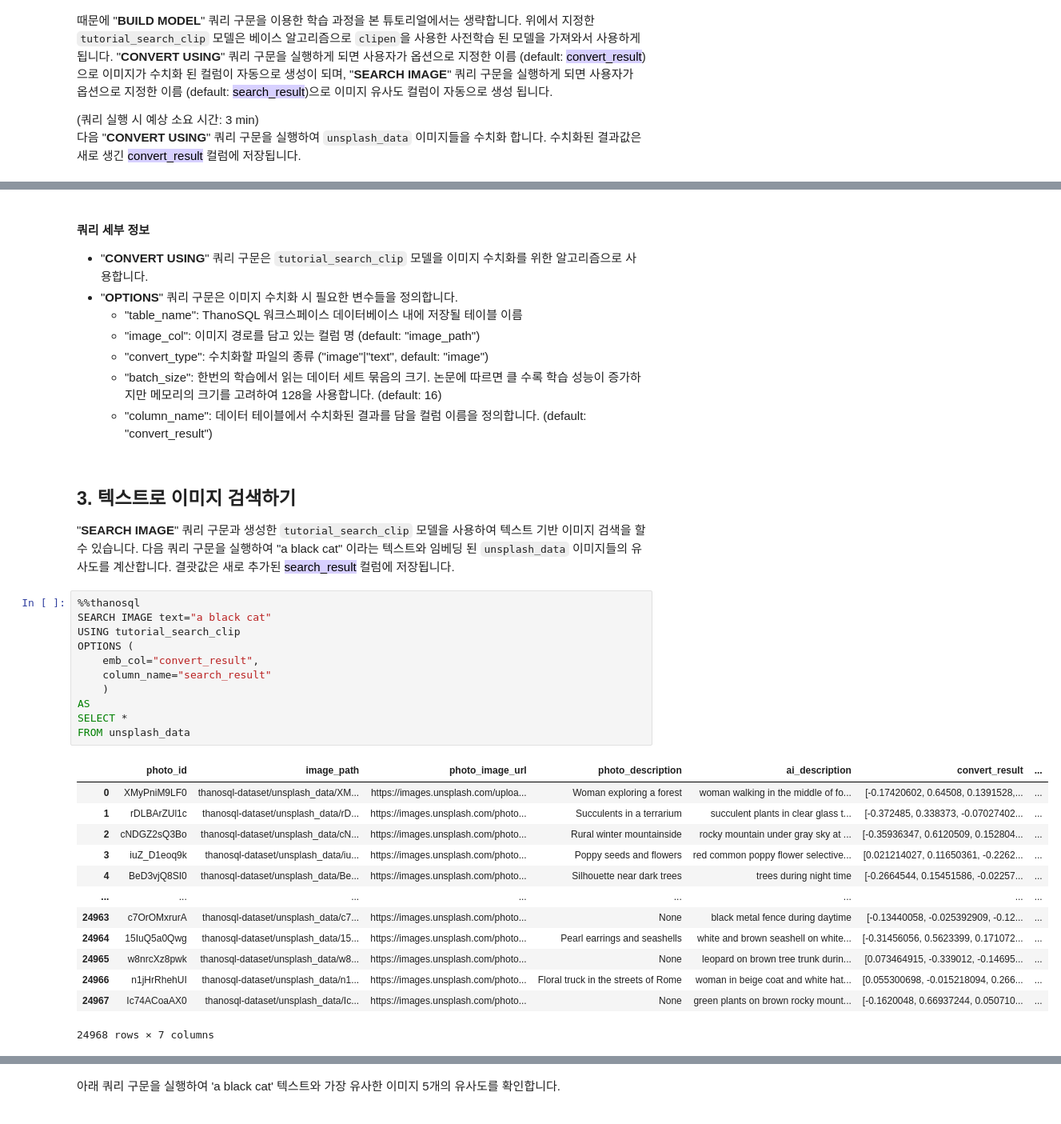
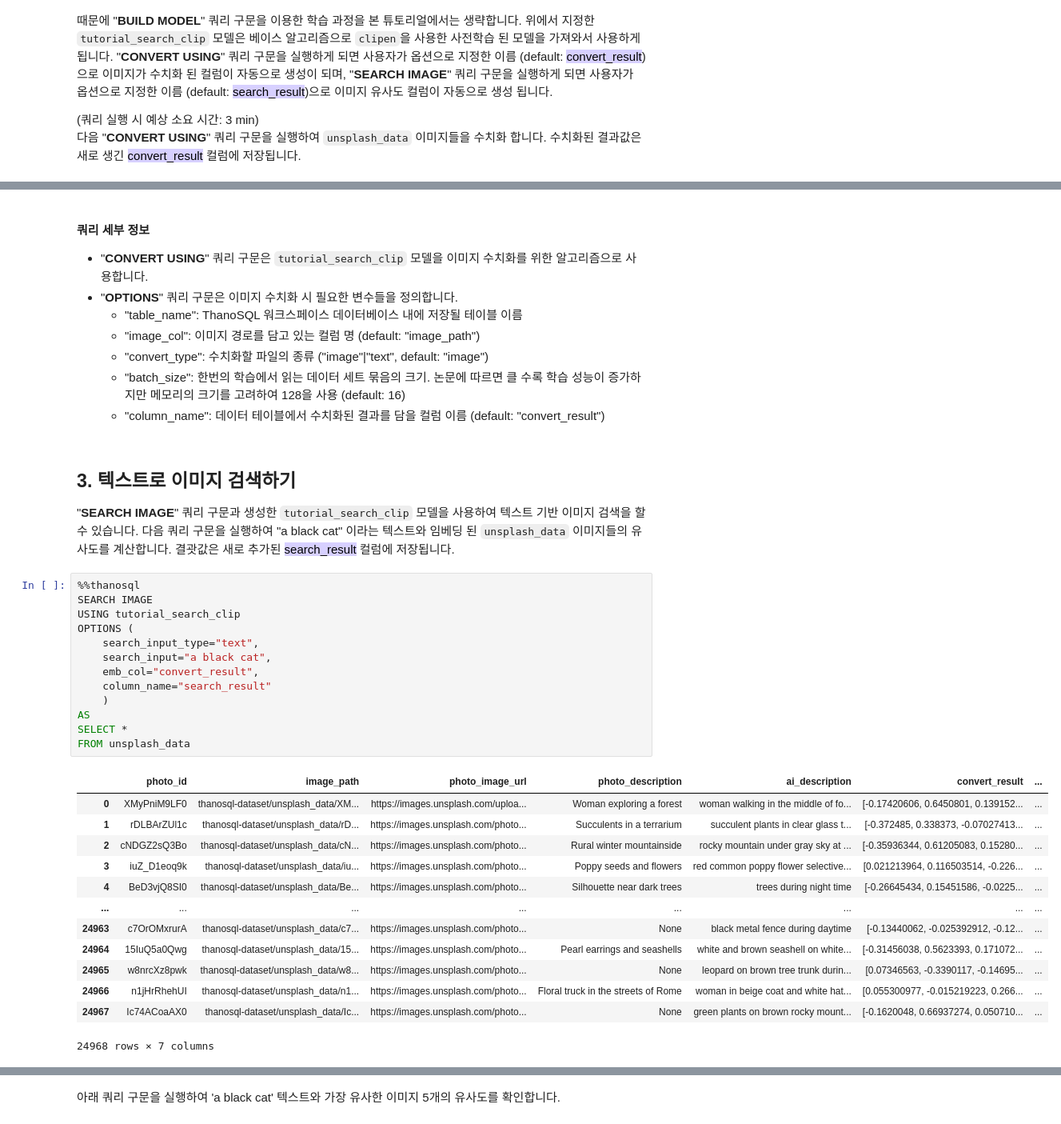
Before and after one commit to smartmind-team/thanosql-tutorial, a Jupyter notebook: tutorial/thanosql_search/search_image_by_text.ipynb, the cells around one changed output, grey strips where cells are left out. Shown at 80% size. Drawn from its saved outputs; the diff is of its cells as text.

```diff
--- a/tutorial/thanosql_search/search_image_by_text.ipynb
+++ b/tutorial/thanosql_search/search_image_by_text.ipynb
@@ -190,8 +190,8 @@ FROM unsplash_data
             <li>"table_name": ThanoSQL 워크스페이스 데이터베이스 내에 저장될 테이블 이름</li>
             <li>"image_col": 이미지 경로를 담고 있는 컬럼 명 (default: "image_path")</li>
             <li>"convert_type": 수치화할 파일의 종류 ("image"|"text", default: "image")</li>
-            <li>"batch_size": 한번의 학습에서 읽는 데이터 세트 묶음의 크기. 논문에 따르면 클 수록 학습 성능이 증가하지만 메모리의 크기를 고려하여 128을 사용합니다. (default: 16)</li>
-            <li>"column_name": 데이터 테이블에서 수치화된 결과를 담을 컬럼 이름을 정의합니다. (default: "convert_result")</li>
+            <li>"batch_size": 한번의 학습에서 읽는 데이터 세트 묶음의 크기. 논문에 따르면 클 수록 학습 성능이 증가하지만 메모리의 크기를 고려하여 128을 사용 (default: 16)</li>
+            <li>"column_name": 데이터 테이블에서 수치화된 결과를 담을 컬럼 이름 (default: "convert_result")</li>
         </ul>
         </li>
     </ul>
@@ -205,28 +205,30 @@ FROM unsplash_data
 저장됩니다.
 # %%
 %%thanosql
-SEARCH IMAGE text="a black cat"
+SEARCH IMAGE
 USING tutorial_search_clip
 OPTIONS (
+    search_input_type="text",
+    search_input="a black cat",
     emb_col="convert_result",
     column_name="search_result"
     )
 AS
 SELECT *
 FROM unsplash_data
 # %% [output]
 |  | photo_id | image_path | photo_image_url | photo_description | ai_description | convert_result | ... |
-| 0 | XMyPniM9LF0 | thanosql-dataset/unsplash_data/XM... | https://images.unsplash.com/uploa... | Woman exploring a forest | woman walking in the middle of fo... | [-0.17420602, 0.64508, 0.1391528,... | ... |
-| 1 | rDLBArZUl1c | thanosql-dataset/unsplash_data/rD... | https://images.unsplash.com/photo... | Succulents in a terrarium | succulent plants in clear glass t... | [-0.372485, 0.338373, -0.07027402... | ... |
-| 2 | cNDGZ2sQ3Bo | thanosql-dataset/unsplash_data/cN... | https://images.unsplash.com/photo... | Rural winter mountainside | rocky mountain under gray sky at ... | [-0.35936347, 0.6120509, 0.152804... | ... |
-| 3 | iuZ_D1eoq9k | thanosql-dataset/unsplash_data/iu... | https://images.unsplash.com/photo... | Poppy seeds and flowers | red common poppy flower selective... | [0.021214027, 0.11650361, -0.2262... | ... |
-| 4 | BeD3vjQ8SI0 | thanosql-dataset/unsplash_data/Be... | https://images.unsplash.com/photo... | Silhouette near dark trees | trees during night time | [-0.2664544, 0.15451586, -0.02257... | ... |
+| 0 | XMyPniM9LF0 | thanosql-dataset/unsplash_data/XM... | https://images.unsplash.com/uploa... | Woman exploring a forest | woman walking in the middle of fo... | [-0.17420606, 0.6450801, 0.139152... | ... |
+| 1 | rDLBArZUl1c | thanosql-dataset/unsplash_data/rD... | https://images.unsplash.com/photo... | Succulents in a terrarium | succulent plants in clear glass t... | [-0.372485, 0.338373, -0.07027413... | ... |
+| 2 | cNDGZ2sQ3Bo | thanosql-dataset/unsplash_data/cN... | https://images.unsplash.com/photo... | Rural winter mountainside | rocky mountain under gray sky at ... | [-0.35936344, 0.61205083, 0.15280... | ... |
+| 3 | iuZ_D1eoq9k | thanosql-dataset/unsplash_data/iu... | https://images.unsplash.com/photo... | Poppy seeds and flowers | red common poppy flower selective... | [0.021213964, 0.116503514, -0.226... | ... |
+| 4 | BeD3vjQ8SI0 | thanosql-dataset/unsplash_data/Be... | https://images.unsplash.com/photo... | Silhouette near dark trees | trees during night time | [-0.26645434, 0.15451586, -0.0225... | ... |
 | ... | ... | ... | ... | ... | ... | ... | ... |
-| 24963 | c7OrOMxrurA | thanosql-dataset/unsplash_data/c7... | https://images.unsplash.com/photo... | None | black metal fence during daytime | [-0.13440058, -0.025392909, -0.12... | ... |
-| 24964 | 15IuQ5a0Qwg | thanosql-dataset/unsplash_data/15... | https://images.unsplash.com/photo... | Pearl earrings and seashells | white and brown seashell on white... | [-0.31456056, 0.5623399, 0.171072... | ... |
-| 24965 | w8nrcXz8pwk | thanosql-dataset/unsplash_data/w8... | https://images.unsplash.com/photo... | None | leopard on brown tree trunk durin... | [0.073464915, -0.339012, -0.14695... | ... |
-| 24966 | n1jHrRhehUI | thanosql-dataset/unsplash_data/n1... | https://images.unsplash.com/photo... | Floral truck in the streets of Rome | woman in beige coat and white hat... | [0.055300698, -0.015218094, 0.266... | ... |
-| 24967 | Ic74ACoaAX0 | thanosql-dataset/unsplash_data/Ic... | https://images.unsplash.com/photo... | None | green plants on brown rocky mount... | [-0.1620048, 0.66937244, 0.050710... | ... |
+| 24963 | c7OrOMxrurA | thanosql-dataset/unsplash_data/c7... | https://images.unsplash.com/photo... | None | black metal fence during daytime | [-0.13440062, -0.025392912, -0.12... | ... |
+| 24964 | 15IuQ5a0Qwg | thanosql-dataset/unsplash_data/15... | https://images.unsplash.com/photo... | Pearl earrings and seashells | white and brown seashell on white... | [-0.31456038, 0.5623393, 0.171072... | ... |
+| 24965 | w8nrcXz8pwk | thanosql-dataset/unsplash_data/w8... | https://images.unsplash.com/photo... | None | leopard on brown tree trunk durin... | [0.07346563, -0.3390117, -0.14695... | ... |
+| 24966 | n1jHrRhehUI | thanosql-dataset/unsplash_data/n1... | https://images.unsplash.com/photo... | Floral truck in the streets of Rome | woman in beige coat and white hat... | [0.055300977, -0.015219223, 0.266... | ... |
+| 24967 | Ic74ACoaAX0 | thanosql-dataset/unsplash_data/Ic... | https://images.unsplash.com/photo... | None | green plants on brown rocky mount... | [-0.1620048, 0.66937274, 0.050710... | ... |
 24968 rows × 7 columns
 # %% [markdown]
 <div class="admonition note">
```
Also changed, not shown: parts of 7 cells of this notebook, 6 other files.
